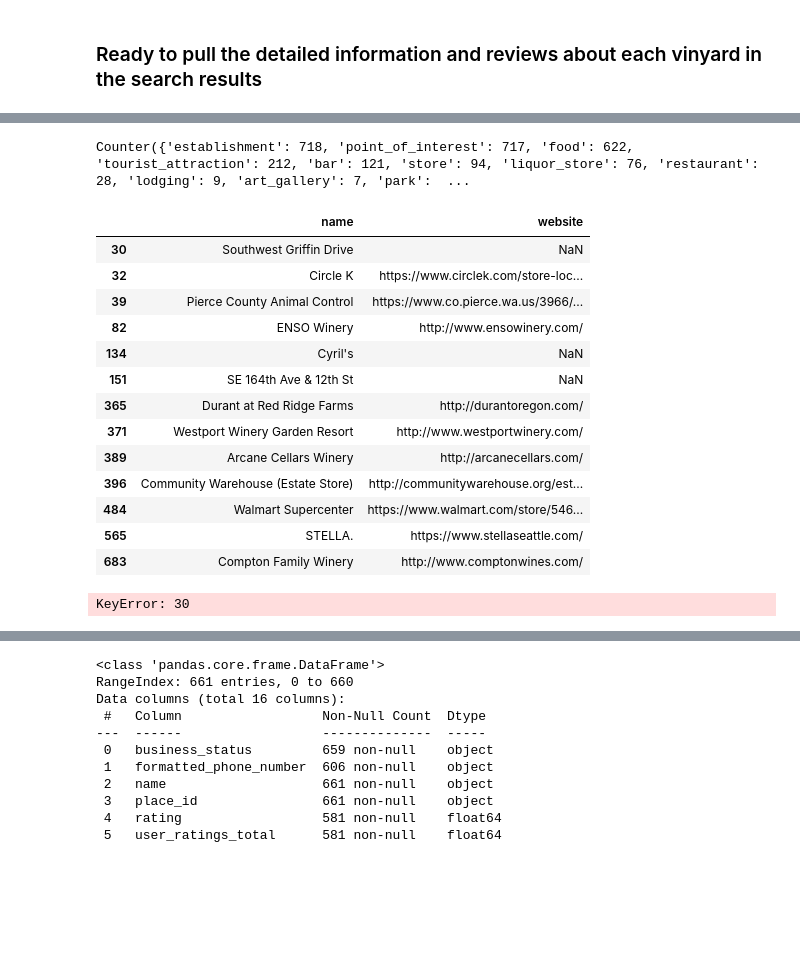
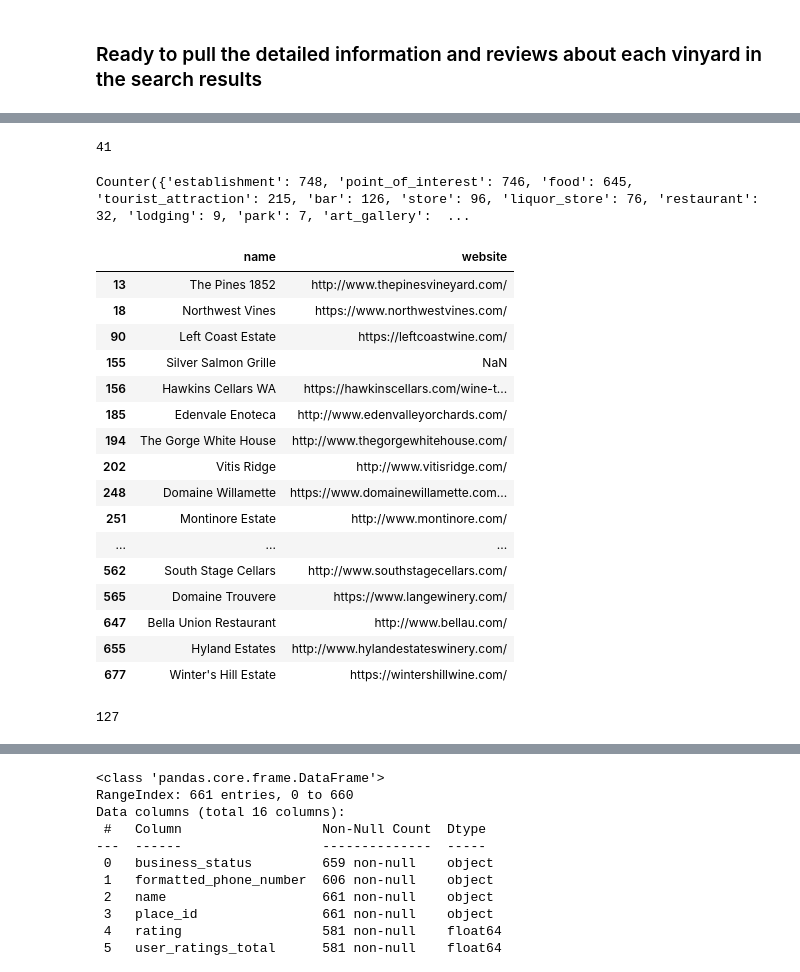
Before and after one commit to Bag0niku/Oregon_Wine, a Jupyter notebook: data/nick_testing_google_places_api.ipynb, the cells around one changed output, grey strips where cells are left out. Cells and saved outputs as stored; diff of their text form; code cells hidden in the pictures; blank space fills up the shorter version.

```diff
--- a/data/nick_testing_google_places_api.ipynb
+++ b/data/nick_testing_google_places_api.ipynb
@@ -128,7 +128,7 @@ areas_to_search = ["44.273518,-123.271058", # Just North of Junction City
 # payload is a dictionary that holds the parameters and their values
 
 payload = {"keyword":"Vineyards",
-           'radius':"20000", "key":config.gkey,
+           'radius':"20000", "key":gkey,
            "location":"45.632858,-121.511857",
            "inputtype":"textquery",
            "input":"Wy'East Vineyards",
@@ -839,10 +844,6 @@ details_df.loc[[13,146,259, 324,363,378,388,401,435,437,471,477,492,506,507,515,
 # %%
-## remove 259,324,363,378,435,477,506,606,634,660,697,706,746
-## from the data because they do not produce wine
-bad_locations = {id for id in details_df.loc[[259,324,363,378,435,477,506,606,634,660,697,706,746], "place_id"]}
-photos_df = photos_df.drop([i for i, id in enumerate(photos_df["place_id"]) if id in bad_locations], axis=0)
-reviews_df = reviews_df.drop([i for i, id in enumerate(reviews_df["place_id"]) if id in bad_locations], axis=0)
-details_df = details_df.drop([i for i, id in enumerate(details_df["place_id"]) if id in bad_locations], axis=0)
-geometry_df = geometry_df.drop([i for i, id in enumerate(geometry_df["place_id"]) if id in bad_locations], axis=0)
-geometry_df
+## remove [22,30,57,73,76,81,124,190,195,199,216,222,223,269,305,343,461,484,485,487,496,555,608,629,640,657,664,668,670,693,719,727]
+## from the data because they do not produce wine or the location is not relevent
+bad_locations = {id for id in details_df.loc[[22,28, 30,57,73,76,81,124,190,195,199,216,222,223,269,305,343,461,484,485,487,496,555, 584,608,629,640,657,664,668,670,693,719,727], "place_id"]}
+print(len(bad_locations))
 # %% [output]
@@ -864,58 +853,55 @@ geometry_df
 ## Oregon NW point 46.504562, -116.759725
 ## geometry row 750 is somewhere in europe. lets keep the data to the PNW for now
 ## lat goal : 40 < x < 50   ||    lon goal : -126 < x < -110
-bad_locations = {geometry_df['place_id'][i] for i in geometry_df.index if not 40<geometry_df['southwest_lat'][i]<50}
+[bad_locations.add(geometry_df['place_id'][i]) for i in geometry_df.index if not 40<geometry_df['southwest_lat'][i]<50]
 [bad_locations.add(geometry_df['place_id'][i]) for i in geometry_df.index if not -126<geometry_df['southwest_lon'][i]<-110]
 
-details_df = details_df.drop([i for i in details_df.index if details_df['place_id'][i] in bad_locations], axis = 0)
-geometry_df = geometry_df.drop([i for i in geometry_df.index if geometry_df['place_id'][i] in bad_locations], axis=0)
-reviews_df = reviews_df.drop([i for i in reviews_df.index if reviews_df['place_id'][i] in bad_locations], axis=0)
-photos_df = photos_df.drop([i for i in photos_df.index if photos_df['place_id'][i] in bad_locations], axis=0)
+print(len(bad_locations))
+# %% [output]
+41
 # %%
 c = Counter(details_df["types"][0])
 for x in details_df["types"][1:]:
     c.update(x)
 print(c)
 # %% [output]
-Counter({'establishment': 718, 'point_of_interest': 717, 'food': 622, 'tourist_attraction': 212, 'bar': 121, 'store': 94, 'liquor_store': 76, 'restaurant': 28, 'lodging': 9, 'art_gallery': 7, 'park':  ...
+Counter({'establishment': 748, 'point_of_interest': 746, 'food': 645, 'tourist_attraction': 215, 'bar': 126, 'store': 96, 'liquor_store': 76, 'restaurant': 32, 'lodging': 9, 'park': 7, 'art_gallery':  ...
 # %%
-## investigate the following types: department_store, hardware_store, electronics_store, night_club, grocery_or_supermarket,
-## clothing_store, bakery, storage, furniture_store, home_goods_store, route, convenience_store, gas_station, local_government_office, transit_station
-types = ["department_store", "hardware_store", "electronics_store", "night_club", "grocery_or_supermarket", "clothing_store", "bakery", "storage", "furniture_store", "home_goods_store", "route", "convenience_store", "gas_station", "local_government_office", "transit_station"]
+## investigate the following types:'store', 'liquor_store', 'restaurant', 'lodging', 'park', 'art_gallery', 'cafe', 'route', 'museum', 'bakery', 'natural_feature', 'storage', 'home_goods_store', 'night_club', 'clothing_store', 'amusement_park', 'rv_park', 'subpremise', 'grocery_or_supermarket', 'locality', 'political', 'meal_takeaway', 'jewelry_store', 'furniture_store', 'school', 'local_government_office'
+types = ['store', 'liquor_store', 'restaurant', 'lodging', 'park', 'art_gallery', 'cafe', 'route', 'museum', 'bakery', 'natural_feature', 'storage', 'home_goods_store', 'night_club', 'clothing_store', 'amusement_park', 'rv_park', 'subpremise', 'grocery_or_supermarket', 'locality', 'political', 'meal_takeaway', 'jewelry_store', 'furniture_store', 'school', 'local_government_office']
 investigate = set()
 for t in types:
     for i in details_df.index:
 #         print(t, "   ||   ", details_df['types'][i])
         if t in details_df['types'][i]:
             investigate.add(i)
-investigate = list(investigate)
+investigate = [i for i in investigate if details_df['place_id'][i] not in bad_locations]
 investigate.sort()
-details_df.loc[investigate, ["name", "website"]]
+details_df.loc[[i for i in investigate if ("vineyard" not in (details_df['name'][i].lower())) and ("wine" not in (details_df['name'][i].lower()))], ["name", "website"]]
 # %% [output]
 |  | name | website |
-| 30 | Southwest Griffin Drive | NaN |
-| 32 | Circle K | https://www.circlek.com/store-loc... |
-| 39 | Pierce County Animal Control | https://www.co.pierce.wa.us/3966/... |
-| 82 | ENSO Winery | http://www.ensowinery.com/ |
-| 134 | Cyril's | NaN |
-| 151 | SE 164th Ave & 12th St | NaN |
-| 365 | Durant at Red Ridge Farms | http://durantoregon.com/ |
-| 371 | Westport Winery Garden Resort | http://www.westportwinery.com/ |
-| 389 | Arcane Cellars Winery | http://arcanecellars.com/ |
-| 396 | Community Warehouse (Estate Store) | http://communitywarehouse.org/est... |
-| 484 | Walmart Supercenter | https://www.walmart.com/store/546... |
-| 565 | STELLA. | https://www.stellaseattle.com/ |
-| 683 | Compton Family Winery | http://www.comptonwines.com/ |
+| 13 | The Pines 1852 | http://www.thepinesvineyard.com/ |
+| 18 | Northwest Vines | https://www.northwestvines.com/ |
+| 90 | Left Coast Estate | https://leftcoastwine.com/ |
+| 155 | Silver Salmon Grille | NaN |
+| 156 | Hawkins Cellars WA | https://hawkinscellars.com/wine-t... |
+| 185 | Edenvale Enoteca | http://www.edenvalleyorchards.com/ |
+| 194 | The Gorge White House | http://www.thegorgewhitehouse.com/ |
+| 202 | Vitis Ridge | http://www.vitisridge.com/ |
+| 248 | Domaine Willamette | https://www.domainewillamette.com... |
+| 251 | Montinore Estate | http://www.montinore.com/ |
+| ... | ... | ... |
+| 562 | South Stage Cellars | http://www.southstagecellars.com/ |
+| 565 | Domaine Trouvere | https://www.langewinery.com/ |
+| 647 | Bella Union Restaurant | http://www.bellau.com/ |
+| 655 | Hyland Estates | http://www.hylandestateswinery.com/ |
+| 677 | Winter's Hill Estate | https://wintershillwine.com/ |
 # %%
-# remove 30,32,39,134,151,396,484,565
-[bad_locations.add(details_df["place_id"][i]) for i in [30,32,39,134,151,396,484,565]]
-
-details_df = details_df.drop([i for i in details_df.index if details_df['place_id'][i] in bad_locations], axis = 0)
-geometry_df = geometry_df.drop([i for i in geometry_df.index if geometry_df['place_id'][i] in bad_locations], axis=0)
-reviews_df = reviews_df.drop([i for i in reviews_df.index if reviews_df['place_id'][i] in bad_locations], axis=0)
-photos_df = photos_df.drop([i for i in photos_df.index if photos_df['place_id'][i] in bad_locations], axis=0)
+# remove 155,263,316, 419,480
+[bad_locations.add(details_df["place_id"][i]) for i in [155,263,316, 327, 419,480]]
+print(len(bad_locations))
 # %% [output]
-KeyError: 30
+127
 # %%
 c = Counter(details_df["name"][0].lower().split())
 for x in details_df["name"][1:]:
```
Also changed, not shown: parts of 68 cells of this notebook, 2 other files.
